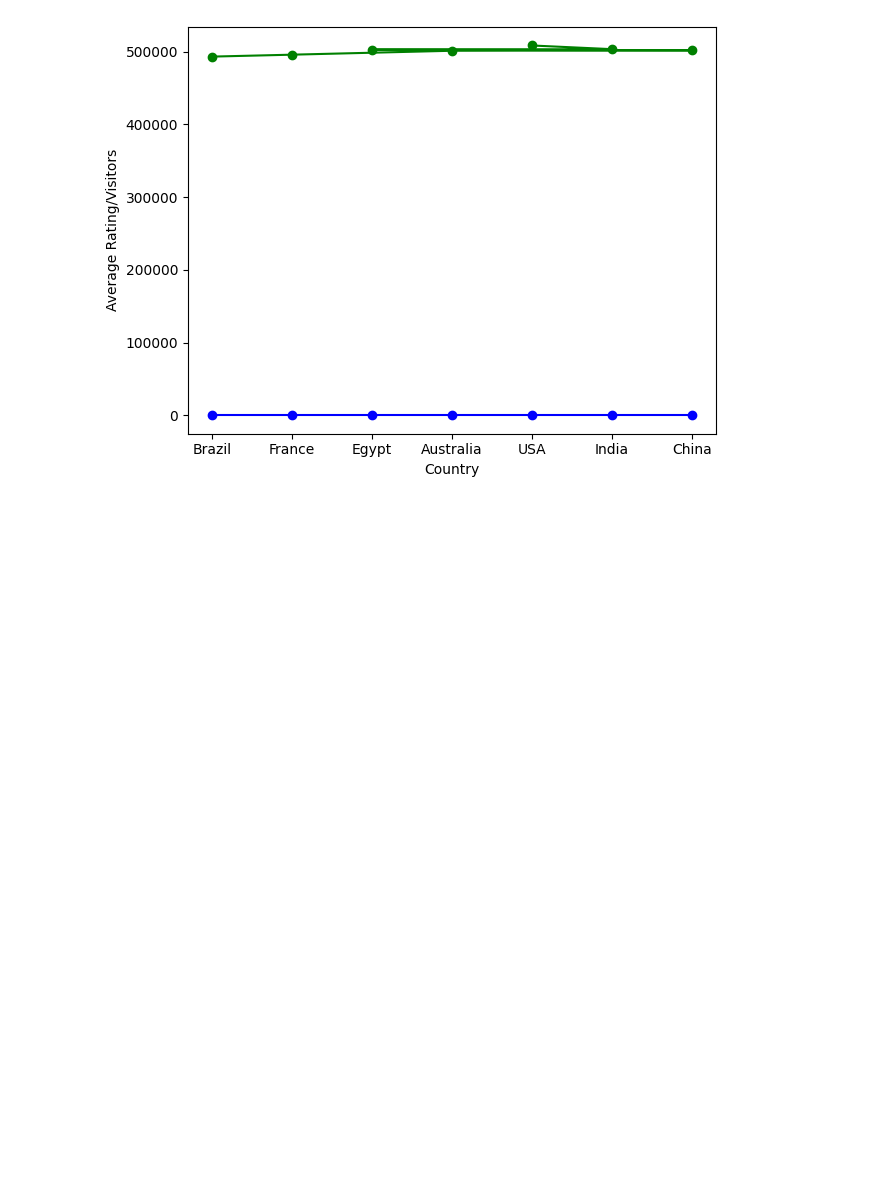
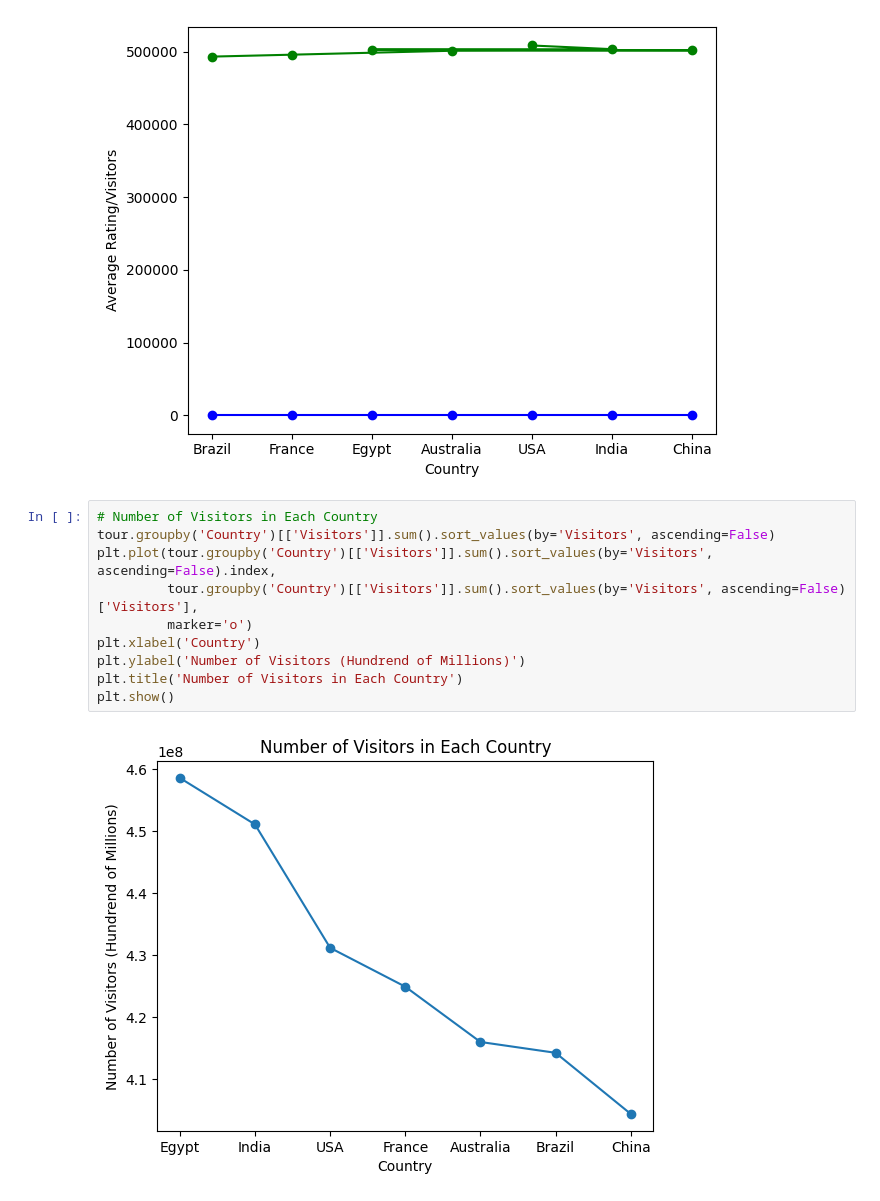
Before and after one commit to Mirai-Kuma/DSProject, a Jupyter notebook: JA_ProjectTourism.ipynb, the cells around one changed output. Cells and saved outputs as stored; diff of their text form; blank space fills up the shorter version.

```diff
--- a/JA_ProjectTourism.ipynb
+++ b/JA_ProjectTourism.ipynb
@@ -158,3 +159,15 @@ plt.tight_layout()
 plt.show()
 # %% [output]
 [figure]
+# %%
+# Number of Visitors in Each Country
+tour.groupby('Country')[['Visitors']].sum().sort_values(by='Visitors', ascending=False)
+plt.plot(tour.groupby('Country')[['Visitors']].sum().sort_values(by='Visitors', ascending=False).index,
+         tour.groupby('Country')[['Visitors']].sum().sort_values(by='Visitors', ascending=False)['Visitors'],
+         marker='o')
+plt.xlabel('Country')
+plt.ylabel('Number of Visitors (Hundrend of Millions)')
+plt.title('Number of Visitors in Each Country')
+plt.show()
+# %% [output]
+[figure, added]
```
Also changed, not shown: parts of 7 cells of this notebook.
